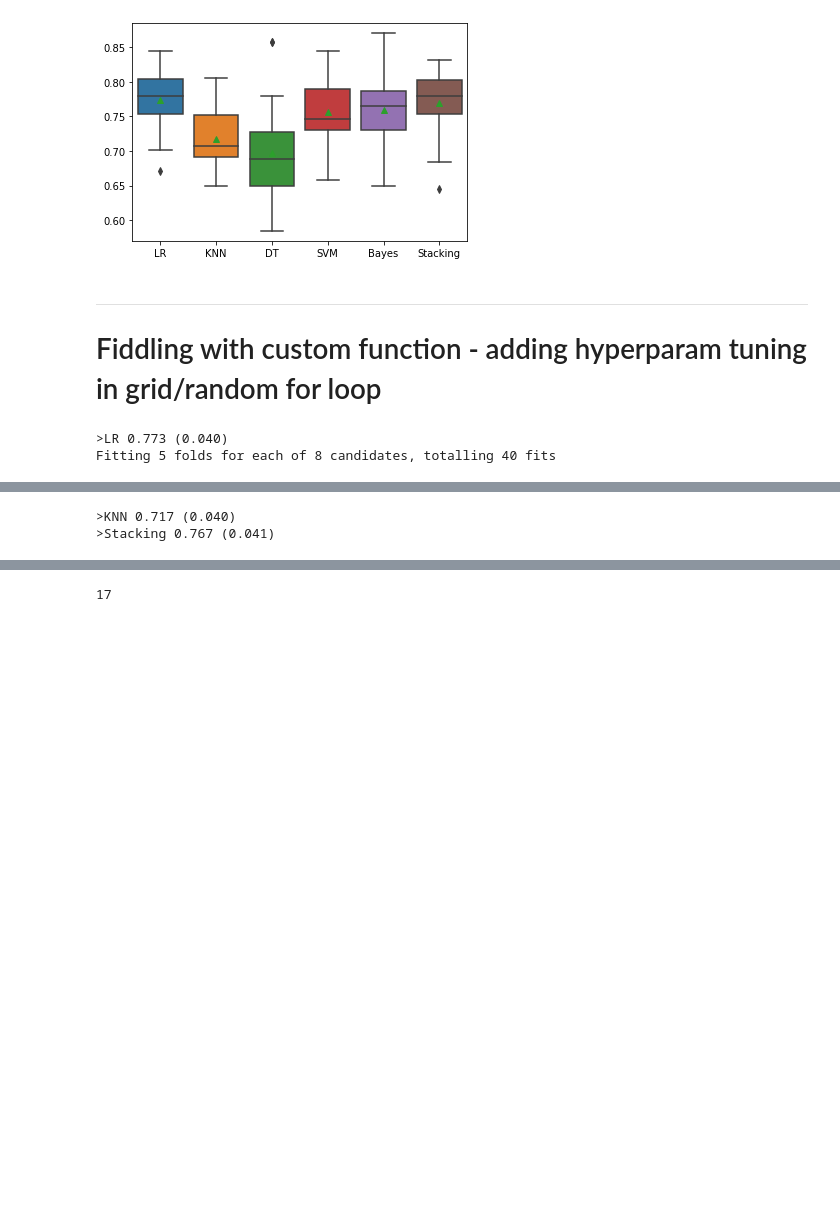
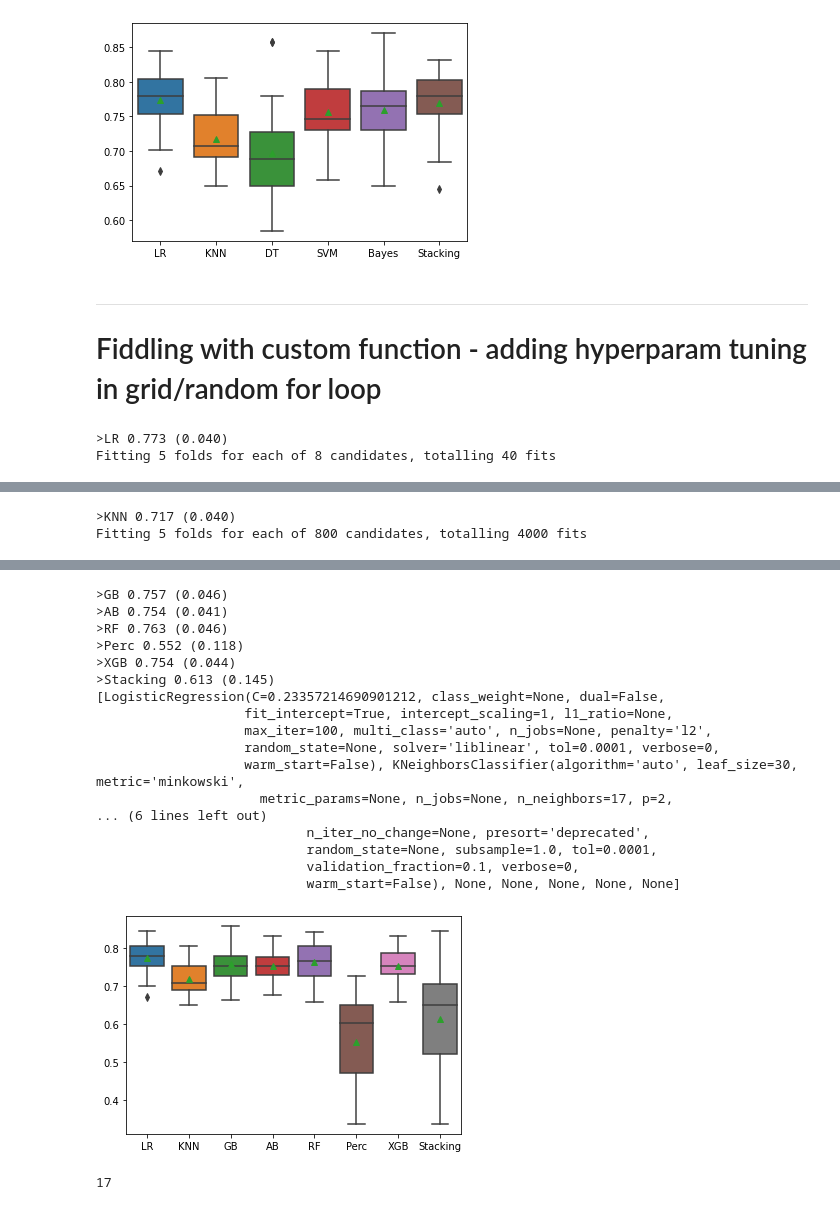
Before and after one commit to datacamp/Applied-Machine-Learning-Ensemble-Modeling-live-training, a Jupyter notebook: notebooks/python_live_session_template.ipynb, the cells around one changed output, grey strips where cells are left out. Saved outputs shown, nothing was run; the diff lists cells and outputs as text; code cells hidden in the pictures; blank space fills up the shorter version.

```diff
--- a/notebooks/python_live_session_template.ipynb
+++ b/notebooks/python_live_session_template.ipynb
@@ -408,6 +408,12 @@ print(grid_search.score(X_test,y_test))
 # %%
 # ******************************************************** (add more if/then param grid definitions and then duplicate to add xgboost and tune those to see results)
 from xgboost import XGBClassifier # try this as meta?
+from sklearn.ensemble import RandomForestClassifier
+from sklearn.ensemble import GradientBoostingClassifier
+from sklearn.ensemble import AdaBoostClassifier
+from sklearn.linear_model import Perceptron
+from sklearn.linear_model import LogisticRegression
+import xgboost as xgb
 
 # try improving with tuned hyperparams
 # Define get_stacking():
@@ -423,9 +429,17 @@ def get_stacking():
   # layer1.append(('DT', DecisionTreeClassifier(max_depth=80, max_features=6)))
   # layer1.append(('SVM', SVC()))
   # layer1.append(('Bayes', GaussianNB()))
+  layer1.append(('GB', GradientBoostingClassifier())) # (('LR', LogisticRegression()))
+  layer1.append(('AB', AdaBoostClassifier())) # (('KNN', KNeighborsClassifier()))
+  layer1.append(('RF', RandomForestClassifier())) # (('RF', RandomForestClassifier()))
+  # layer1.append(('Perc', Perceptron())) # ('SVM', SVC()))
+  layer1.append(('XGB', xgb.XGBClassifier())) # (('XGB', xgb.XGBClassifier()))
 
   # Instantiate Logistic Regression as meta learner model called layer2
   layer2 = LogisticRegression()
+
+  # Instantiate Logistic Regression as meta learner model called layer2
+  # layer2 = xgb.XGBClassifier()
 
 	# Define StackingClassifier() called model passing layer1 model list and meta learner with 5 cross-validations
   model = StackingClassifier(estimators=layer1, final_estimator=layer2, cv=5)
@@ -446,6 +460,12 @@ def get_models():
   # models['DT'] = DecisionTreeClassifier() # max_depth=80, max_features=6)
   # models['SVM'] = SVC()
   # models['Bayes'] = GaussianNB()
+  models['GB'] = GradientBoostingClassifier() # ['LR'] = LogisticRegression()
+  models['AB'] = AdaBoostClassifier() # ['KNN'] = KNeighborsClassifier()
+  models['RF'] = RandomForestClassifier() # ['RF'] = RandomForestClassifier()
+  # models['Perc'] = Perceptron() # 'SVM'] = SVC()
+  models['XGB'] = xgb.XGBClassifier() # xgb.XGBClassifier()
+
 
   # Add key:value pair to dictionary with key called Stacking and value that calls get_stacking() custom function
   models['Stacking'] = get_stacking()
@@ -476,6 +496,20 @@ def best_model(name, model):
 
   if name == 'KNN':
     param_grid = {'classifier__n_neighbors' : np.array([9,11,13,15,17,19,21,23])}
+    # Create grid search object
+    # this uses k-fold cv
+    clf = GridSearchCV(pipe, param_grid = param_grid, cv = 5, verbose=True, n_jobs=-1)
+
+    # Fit on data
+    best_clf = clf.fit(X, y)
+
+    best_hyperparams = best_clf.best_estimator_.get_params()['classifier']
+    # print(best_hyperparams)
+    return best_hyperparams
+
+  if name == 'GB':
+    param_grid = {'classifier__learning_rate' : np.arange(0.001,2,.001),
+                  'classifier__n_estimators' : np.array([100,500,1000])}
     # Create grid search object
     # this uses k-fold cv
     clf = GridSearchCV(pipe, param_grid = param_grid, cv = 5, verbose=True, n_jobs=-1)
@@ -549,2 +584,2 @@ Fitting 5 folds for each of 8 candidates, totalling 40 fits
 >KNN 0.717 (0.040)
->Stacking 0.767 (0.041)
+Fitting 5 folds for each of 800 candidates, totalling 4000 fits
@@ -551,3 +595,21 @@ Fitting 5 folds for each of 8 candidates, totalling 40 fits
+>GB 0.757 (0.046)
+>AB 0.754 (0.041)
+>RF 0.763 (0.046)
+>Perc 0.552 (0.118)
+>XGB 0.754 (0.044)
+>Stacking 0.613 (0.145)
+[LogisticRegression(C=0.23357214690901212, class_weight=None, dual=False,
+                   fit_intercept=True, intercept_scaling=1, l1_ratio=None,
+                   max_iter=100, multi_class='auto', n_jobs=None, penalty='l2',
+                   random_state=None, solver='liblinear', tol=0.0001, verbose=0,
+                   warm_start=False), KNeighborsClassifier(algorithm='auto', leaf_size=30, metric='minkowski',
+                     metric_params=None, n_jobs=None, n_neighbors=17, p=2,
+... (6 lines left out)
+                           n_iter_no_change=None, presort='deprecated',
+                           random_state=None, subsample=1.0, tol=0.0001,
+                           validation_fraction=0.1, verbose=0,
+                           warm_start=False), None, None, None, None, None]
+[figure, added]
 # %%
 # Let's try tuning some hyperparameters from each of the models to find the best ones, maybe our results will improve!!!
 
```
Also changed, not shown: parts of 1 cell of this notebook.
